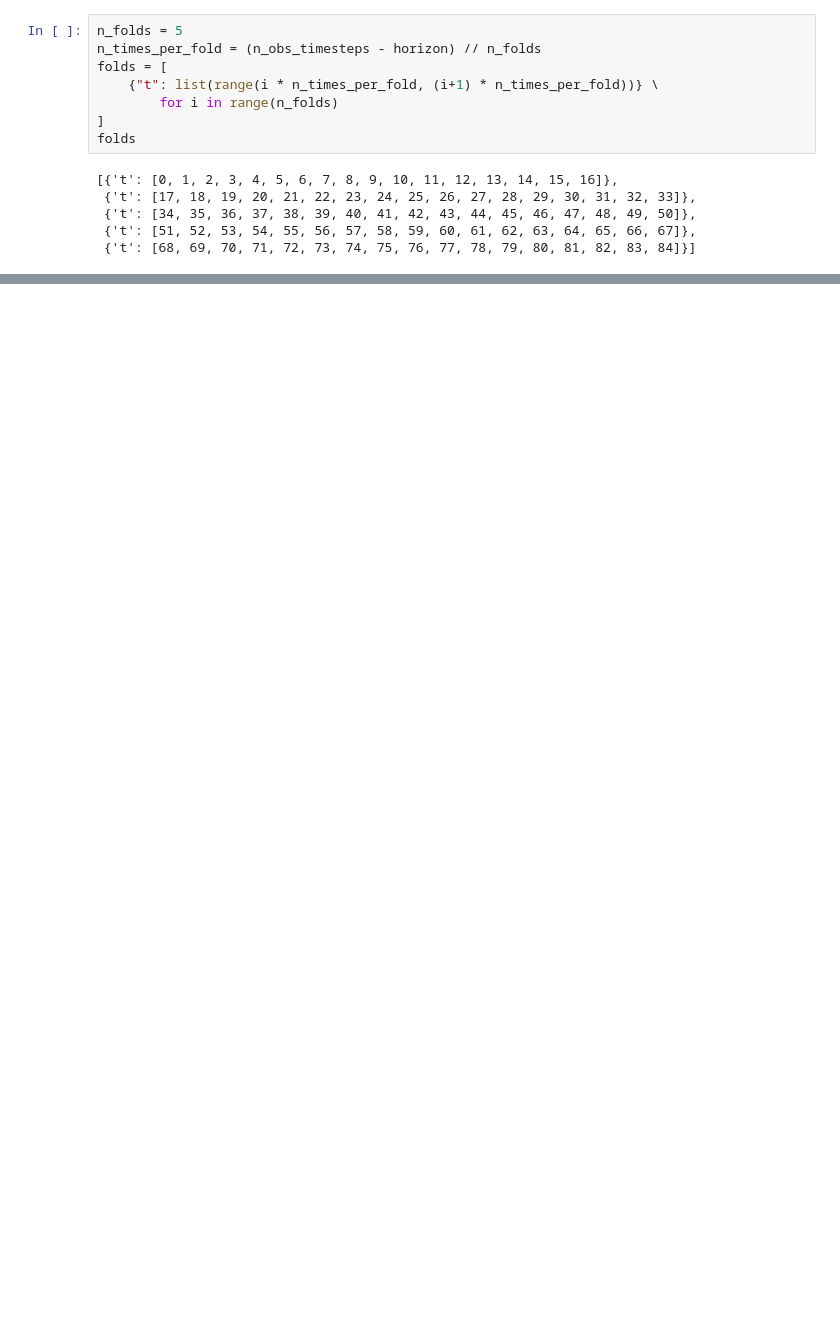
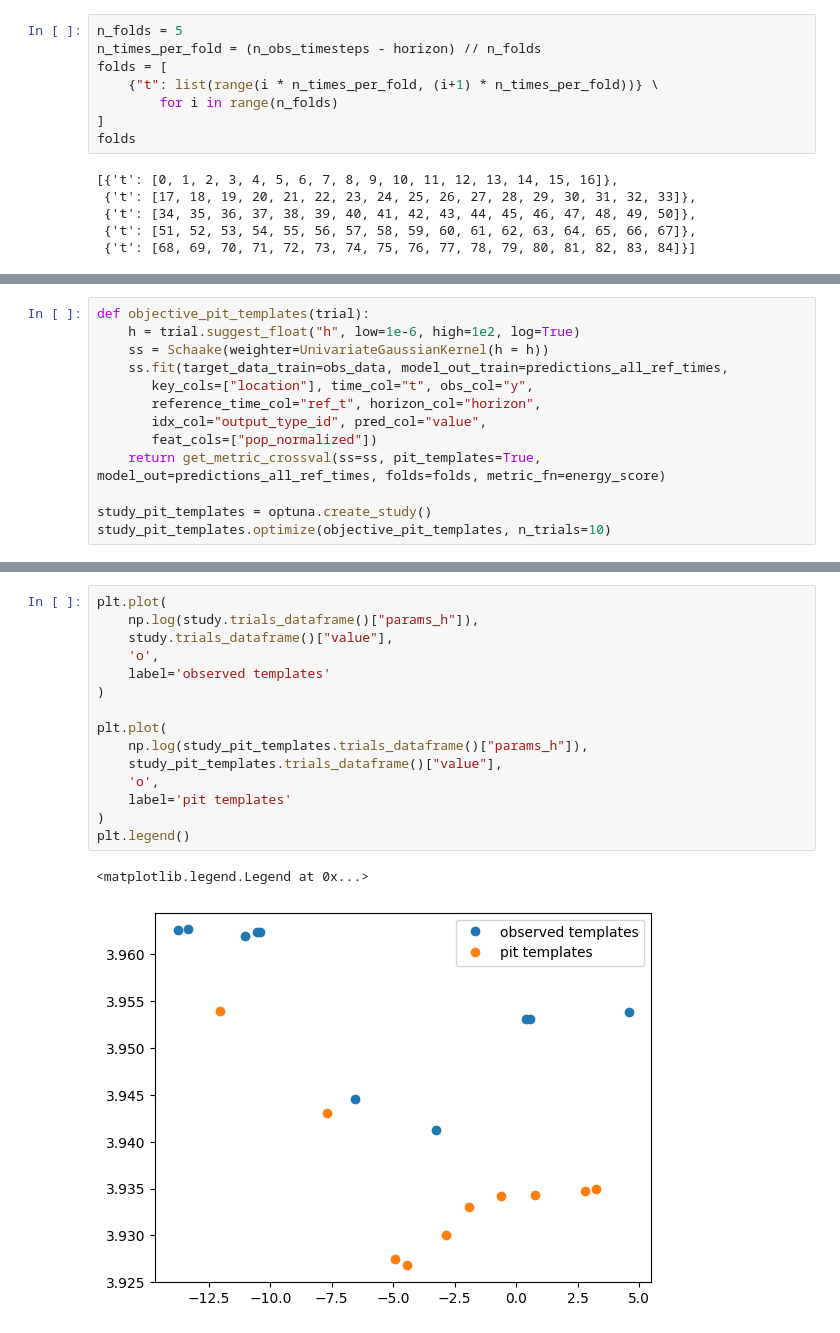
Before and after one commit to elray1/postpredict, a Jupyter notebook: docs/fit_schaake.ipynb, the cells around one changed output, grey strips where cells are left out. Cells and saved outputs as stored; diff of their text form; blank space fills up the shorter version.

Commit message:
add pit templates results to notebook

```diff
--- a/docs/fit_schaake.ipynb
+++ b/docs/fit_schaake.ipynb
@@ -450,0 +352,13 @@ plt.plot(
+# %%
+def objective_pit_templates(trial):
+    h = trial.suggest_float("h", low=1e-6, high=1e2, log=True)
+    ss = Schaake(weighter=UnivariateGaussianKernel(h = h))
+    ss.fit(target_data_train=obs_data, model_out_train=predictions_all_ref_times,
+       key_cols=["location"], time_col="t", obs_col="y",
+       reference_time_col="ref_t", horizon_col="horizon",
+       idx_col="output_type_id", pred_col="value",
+       feat_cols=["pop_normalized"])
+    return get_metric_crossval(ss=ss, pit_templates=True, model_out=predictions_all_ref_times, folds=folds, metric_fn=energy_score)
+
+study_pit_templates = optuna.create_study()
+study_pit_templates.optimize(objective_pit_templates, n_trials=10)
@@ -450,0 +394,18 @@ plt.plot(
+# %%
+plt.plot(
+    np.log(study.trials_dataframe()["params_h"]),
+    study.trials_dataframe()["value"],
+    'o',
+    label='observed templates'
+)
+
+plt.plot(
+    np.log(study_pit_templates.trials_dataframe()["params_h"]),
+    study_pit_templates.trials_dataframe()["value"],
+    'o',
+    label='pit templates'
+)
+plt.legend()
+# %% [output]
+<matplotlib.legend.Legend at 0x...>
+[figure, added]
```
Also changed, not shown: parts of 22 cells of this notebook.
